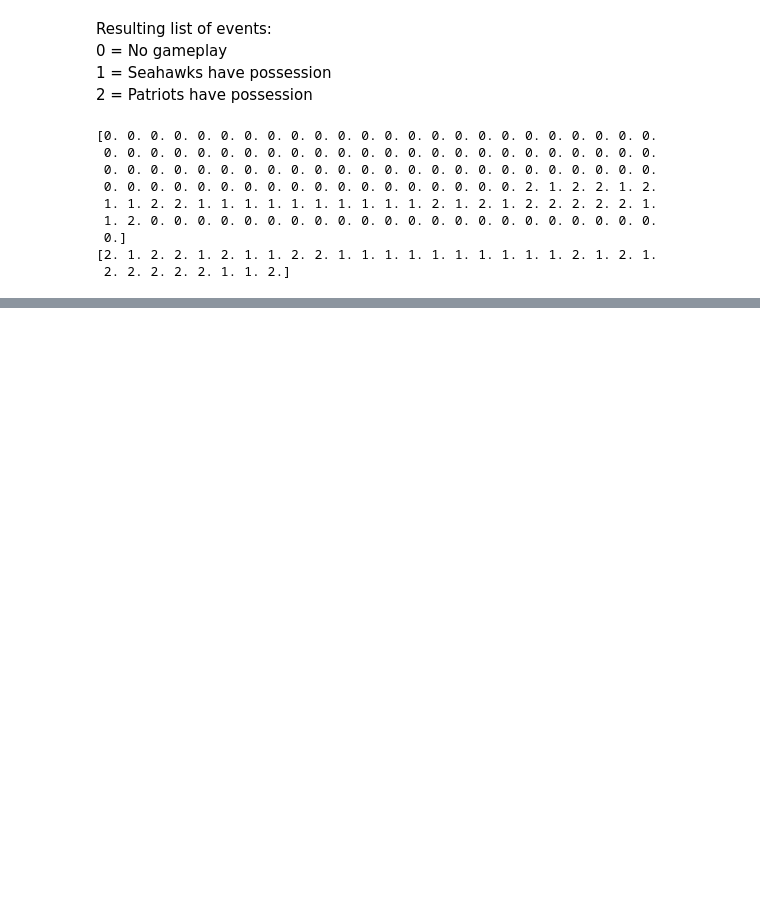
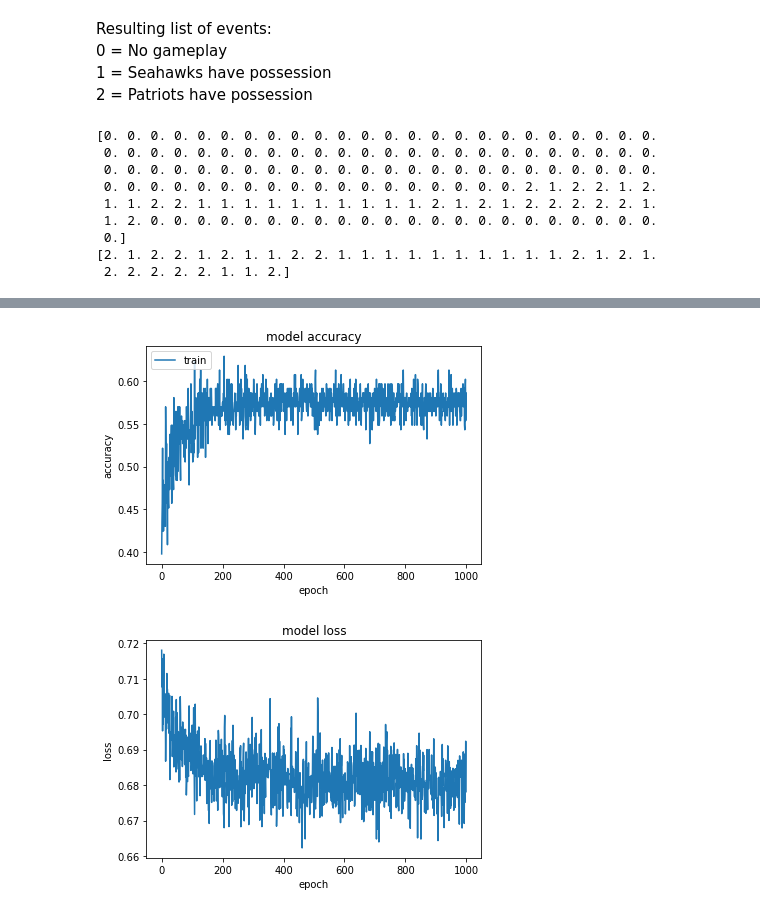
Before and after one commit to 219Winter2019adjz/Project5, a Jupyter notebook: Part 7, Sentiment Regression.ipynb, the cells around one changed output, grey strips where cells are left out. Drawn from its saved outputs; the diff is of its cells as text; code cells hidden in the pictures; blank space fills up the shorter version.

```diff
--- a/Part 7, Sentiment Regression.ipynb
+++ b/Part 7, Sentiment Regression.ipynb
@@ -1196,0 +642,7 @@ results.sort_values('mean_test_score', ascending=False).iloc[:, 0:15]
+# %%
+all_hashtag_windows = np.concatenate([poss_hashtag_windowed[k] for k in hashtags], axis=0)
+print(all_hashtag_windows.shape)
+
+# repeat possession values
+all_poss = np.array([poss for _ in hashtags]).ravel()
+print(all_poss.shape)
@@ -1196,0 +661,14 @@ results.sort_values('mean_test_score', ascending=False).iloc[:, 0:15]
+# %%
+X_train, X_val, y_train, y_val = train_test_split(all_hashtag_windows, all_poss-1, test_size=0, random_state=42)
+# %%
+learning_rate = 1e-5
+
+model1 = tf.keras.Sequential()
+model1.add(layers.LSTM(20, input_shape=(all_hashtag_windows.shape[1], all_hashtag_windows.shape[2])))
+model1.add(layers.Dense(units=50))
+model1.add(layers.Dropout(0.1))
+model1.add(layers.Dense(units=2, activation=tf.nn.softmax))
+opt = tf.train.AdamOptimizer(learning_rate)
+
+model1.compile(optimizer=opt, loss='sparse_categorical_crossentropy', metrics=['accuracy'])
+model1.summary()
@@ -1196,0 +691,2 @@ results.sort_values('mean_test_score', ascending=False).iloc[:, 0:15]
+# %%
+history1 = model1.fit(X_train, y_train, validation_data=(X_val, y_val), epochs=1000, batch_size=25)
@@ -1196,0 +711,20 @@ results.sort_values('mean_test_score', ascending=False).iloc[:, 0:15]
+# %%
+# summarize history for accuracy
+plt.plot(history1.history['acc'])
+# plt.plot(history1.history['val_acc'])
+plt.title('model accuracy')
+plt.ylabel('accuracy')
+plt.xlabel('epoch')
+# plt.legend(['train', 'val'], loc='upper left')
+plt.legend(['train'], loc='upper left')
+plt.show()
+
+# # summarize history for loss
+plt.plot(history1.history['loss'])
+plt.title('model loss')
+plt.ylabel('loss')
+plt.xlabel('epoch')
+plt.show()
+# %% [output]
+[figure, added]
+[figure, added]
```
Also changed, not shown: parts of 79 cells of this notebook, 4 other files.
